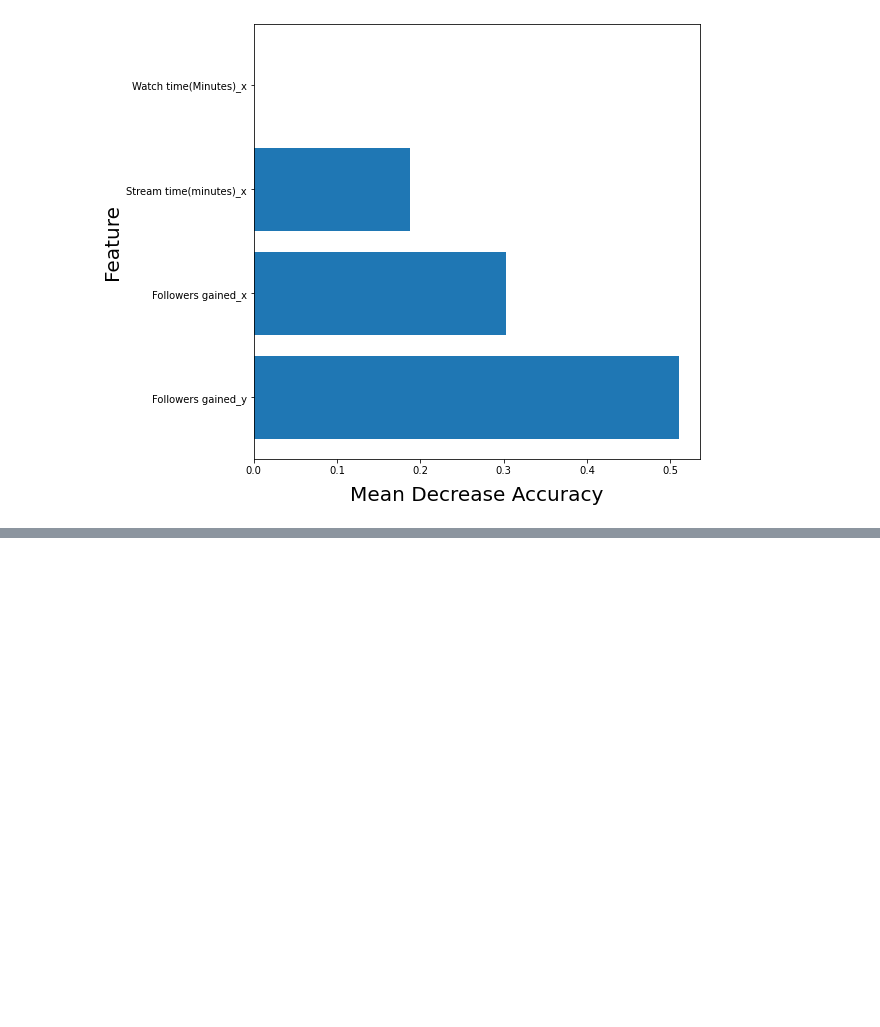
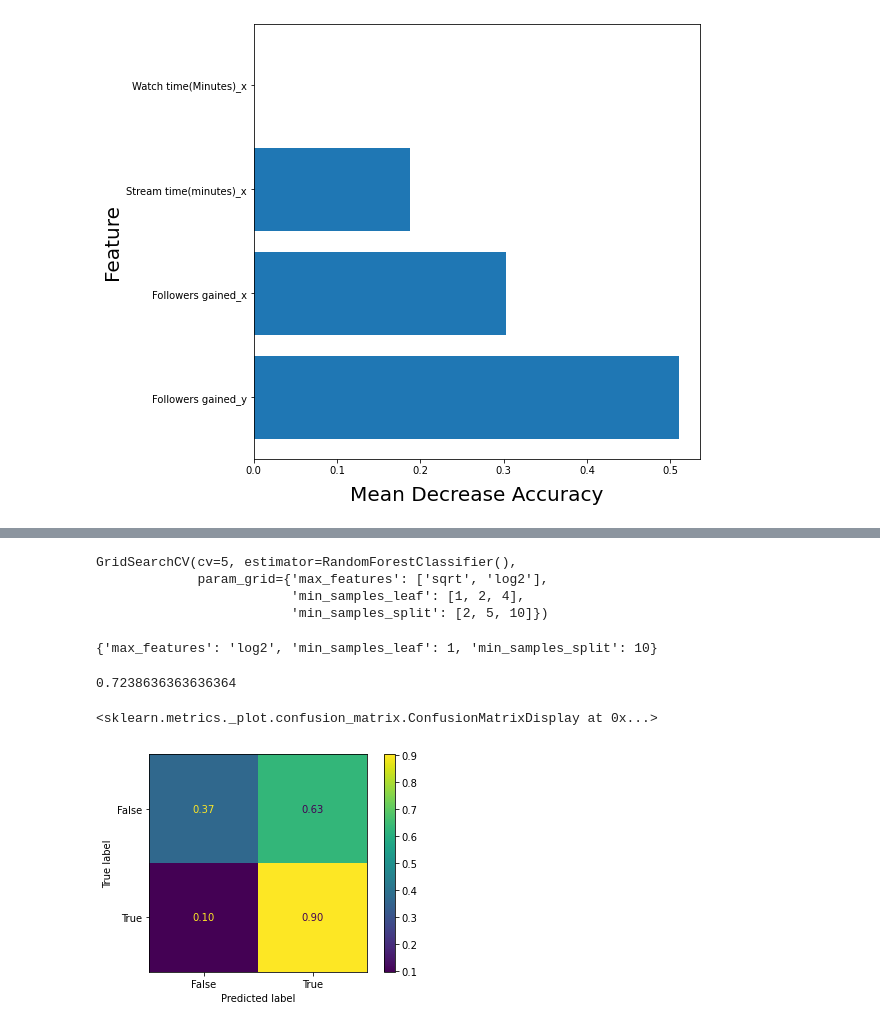
Before and after one commit to meowkaiser/Twitch-Analytics, a Jupyter notebook: Michael Schor Notebook.ipynb, the cells around one changed output, grey strips where cells are left out. Drawn from its saved outputs; the diff is of its cells as text; code cells hidden in the pictures; blank space fills up the shorter version.

Commit message:
added random forest classifier

```diff
--- a/Michael Schor Notebook.ipynb
+++ b/Michael Schor Notebook.ipynb
@@ -502,0 +507,34 @@ tree_cv_df.head()
+# %%
+# The number of features to consider when looking for the best split
+max_features = ['sqrt', 'log2']
+
+# Minimum number of samples required to split a node
+min_samples_split = [2, 5, 10]
+
+# Minimum number of samples required at each leaf node
+min_samples_leaf = [1, 2, 4]
+
+# Create the random grid
+forrest_grid = {'max_features': max_features,
+                'min_samples_split': min_samples_split,
+               'min_samples_leaf': min_samples_leaf
+              }
+# %%
+forrest_grid_search = GridSearchCV(estimator=forest, param_grid=forrest_grid, cv=5)
+# %%
+forrest_grid_search.fit(X_train, y_train)
+# %% [output]
+GridSearchCV(cv=5, estimator=RandomForestClassifier(),
+             param_grid={'max_features': ['sqrt', 'log2'],
+                         'min_samples_leaf': [1, 2, 4],
+                         'min_samples_split': [2, 5, 10]})
+# %%
+forrest_grid_search.best_params_
+# %% [output]
+{'max_features': 'log2', 'min_samples_leaf': 1, 'min_samples_split': 10}
+# %%
+forrest_grid_search.best_score_
+# %% [output]
+0.7238636363636364
+# %%
+best_forest = forrest_grid_search.best_estimator_
@@ -502,0 +543,5 @@ tree_cv_df.head()
+# %%
+plot_confusion_matrix(best_forest, X_test, y_test, normalize='true', values_format = '.2f')
+# %% [output]
+<sklearn.metrics._plot.confusion_matrix.ConfusionMatrixDisplay at 0x...>
+[figure, added]
```
Also changed, not shown: parts of 10 cells of this notebook.
